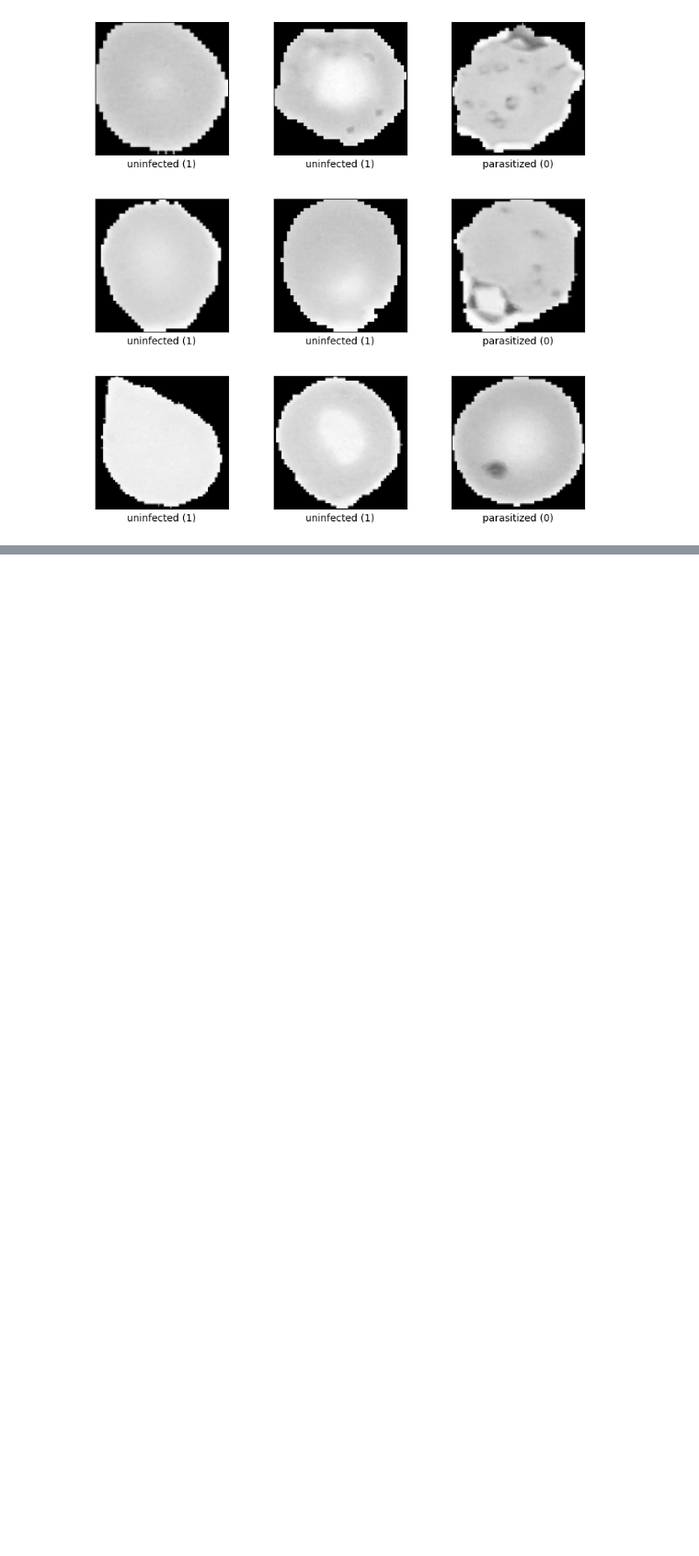
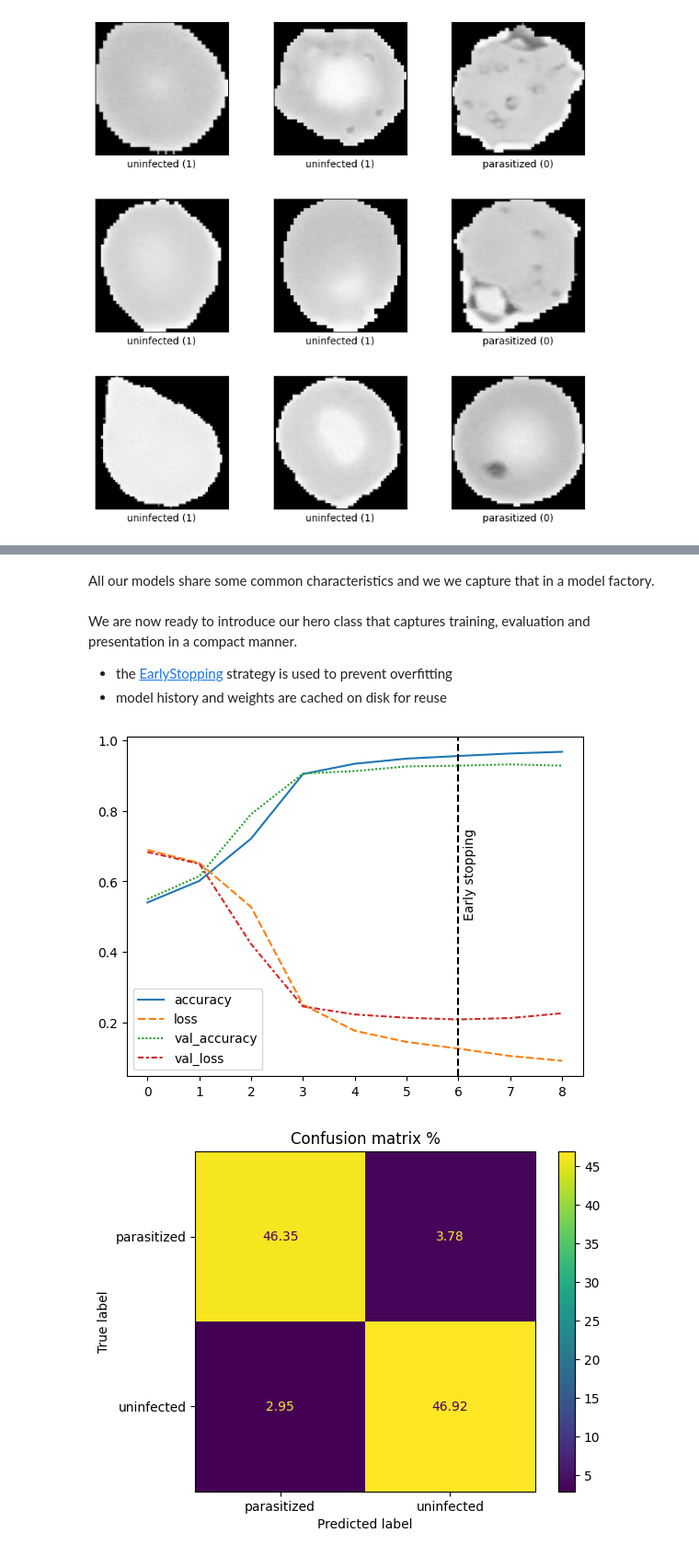
Before and after one commit to jlarsson/tfds-malaria, a Jupyter notebook: malaria.ipynb, the cells around one changed output, grey strips where cells are left out. Shown at 92% size. Saved outputs shown, nothing was run; the diff lists cells and outputs as text; code cells hidden in the pictures; blank space fills up the shorter version.

Commit message:
naive model training

```diff
--- a/malaria.ipynb
+++ b/malaria.ipynb
@@ -212,0 +293,34 @@ def convert_color_dataset_to_grayscale(ds: Dataset):
+# %% [markdown]
+All our models share some common characteristics and we we capture that in a model factory.
+# %%
+# Create a model suited for our dataset and classification
+def createMalariaModel(hidden_layers: list[Model]) -> Model:
+    model = Sequential([
+        # 121x121 images with 1 color channel
+        Input(shape=(121, 121, 1)),
+        # Model specific hidden layers
+        *hidden_layers,
+        # Binary classification
+        Dense(1, activation="sigmoid")])
+    model.compile(loss="binary_crossentropy", optimizer="adam", metrics=["accuracy"])
+    return model
+
+# Toggle trainability or a (pre-trained) model
+def set_trainable(m: Model, trainable: bool) -> Model:
+    m.trainable = trainable
+    return m
+
+# utility for setting up convolutional layer
+def conv(n: int):
+    return Sequential([
+        Conv2D(n, (3, 3), activation="relu"),
+        MaxPooling2D((2, 2)),
+    ])
+
+# utility for setting up dense layer
+def dense(n):
+    return Dense(n, activation="relu")
+# %% [markdown]
+We are now ready to introduce our hero class that captures training, evaluation and presentation in a compact manner.
+- the [EarlyStopping](https://keras.io/api/callbacks/early_stopping/) strategy is used to prevent overfitting
+- model history and weights are cached on disk for reuse
@@ -212,0 +398,17 @@ def convert_color_dataset_to_grayscale(ds: Dataset):
+# %%
+(
+    ModelEvaluator(
+        name='naive',
+        hidden_layers=[
+            conv(32),
+            conv(64),
+            conv(128),
+            Flatten(),
+            dense(64)
+        ]
+    )
+        .plot_history()
+        .plot_confusion_matrix());
+# %% [output]
+[figure, added]
+[figure, added]
```
Also changed, not shown: parts of 13 cells of this notebook, 1 other file.
